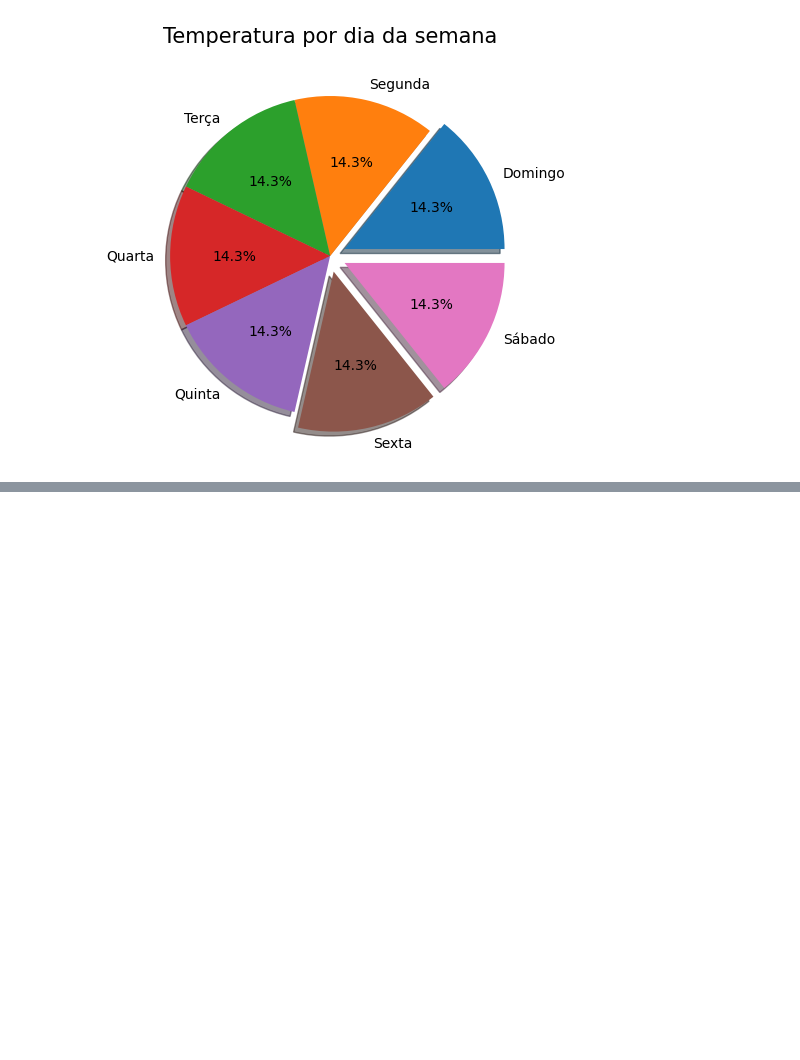
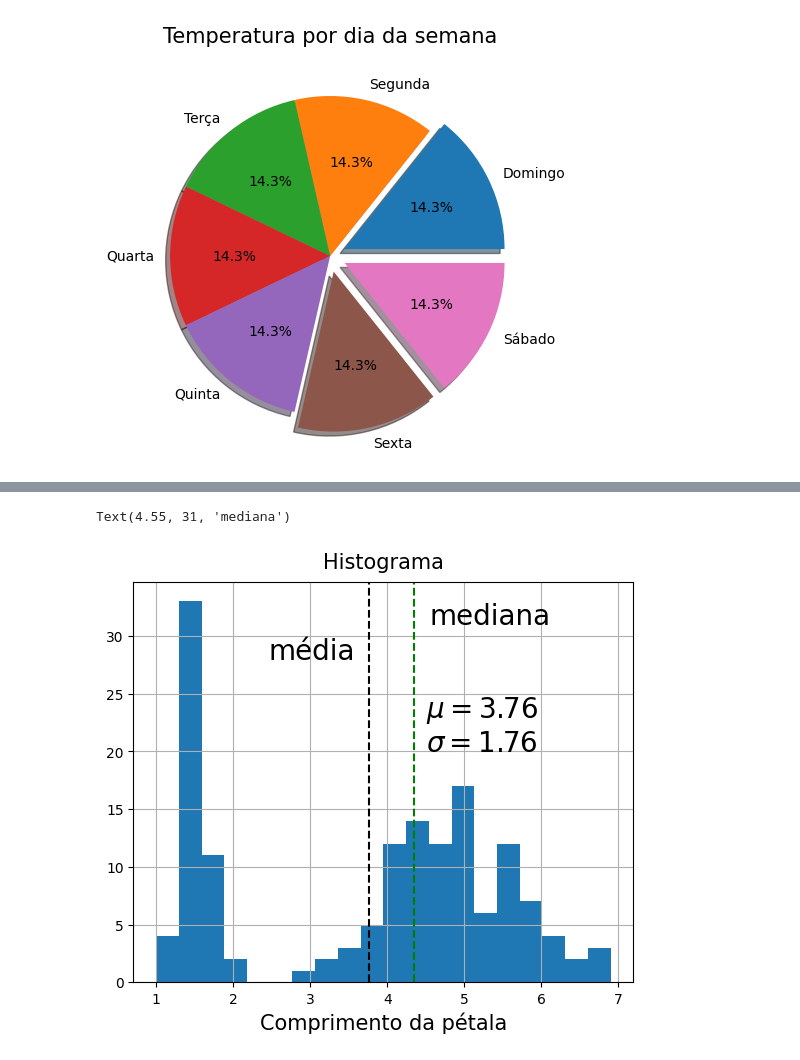
Before and after one commit to smcco94/DataAnalytics, a Jupyter notebook: Formação_Data_Sciency/Modulo_3/Data_Visualization_Matplot/visualizacao.ipynb, the cells around one changed output, grey strips where cells are left out. Cells and saved outputs as stored; diff of their text form; code cells hidden in the pictures; blank space fills up the shorter version.

```diff
--- a/Formação_Data_Sciency/Modulo_3/Data_Visualization_Matplot/visualizacao.ipynb
+++ b/Formação_Data_Sciency/Modulo_3/Data_Visualization_Matplot/visualizacao.ipynb
@@ -146,0 +197,23 @@ Text(0.5, 1.0, 'Temperatura por dia da semana')
+# %%
+
+fig = plt.figure(figsize=(5,4))
+eixo = fig.add_axes([0,0,1,1])
+
+mu, sigma = dados['comprimento_pétala'].mean(), dados['comprimento_pétala'].std()
+
+eixo.hist(dados['comprimento_pétala'], bins=20)
+eixo.set_title('Histograma', fontsize=15, pad=10)
+eixo.set_xlabel('Comprimento da pétala', fontsize=15)
+eixo.grid(True)
+
+eixo.annotate('$\mu = {0:.2f}$\n$\sigma = {1:.2f}$'.format(mu, sigma),
+               xy=(4.5, 20), fontsize=20)
+
+eixo.axvline(mu, color = 'k', linestyle='--')
+eixo.annotate('média', xy=(mu-1.3, 28), fontsize=20)
+
+eixo.axvline(dados['comprimento_pétala'].median(), color='g', linestyle='--')
+eixo.annotate('mediana', xy=(dados['comprimento_pétala'].median()+0.2, 31), fontsize=20)
+# %% [output]
+Text(4.55, 31, 'mediana')
+[figure, added]
```
Also changed, not shown: parts of 8 cells of this notebook, 4 other files.
